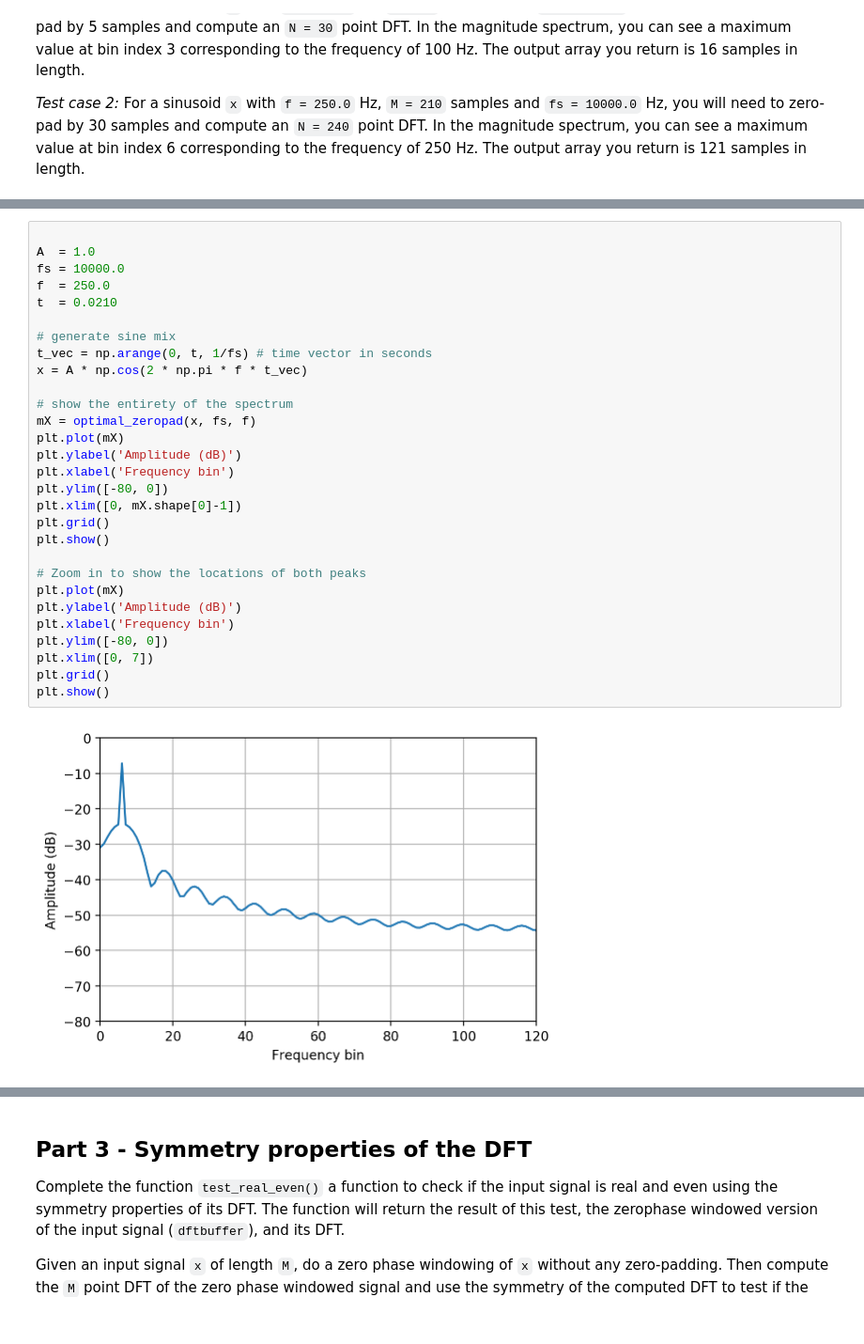
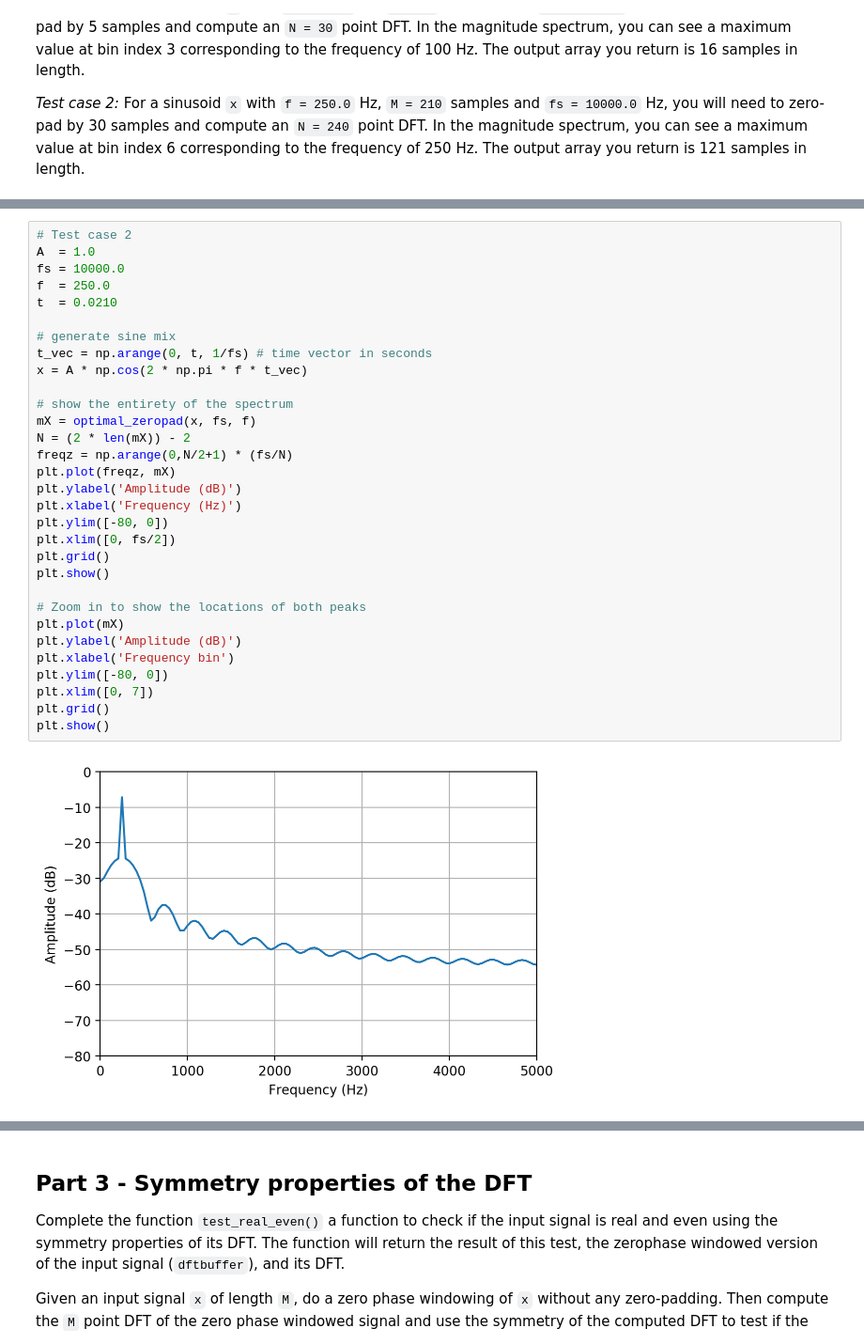
Before and after one commit to csteinmetz1/sms-tools, a Jupyter notebook: workspace/E3-Steinmetz.ipynb, the cells around one changed output, grey strips where cells are left out. Shown at 94% size. Saved outputs shown, nothing was run; the diff lists cells and outputs as text.

```diff
--- a/workspace/E3-Steinmetz.ipynb
+++ b/workspace/E3-Steinmetz.ipynb
@@ -178,34 +212,36 @@ _Test case 2:_ For a sinusoid `x` with `f = 250.0` Hz, `M = 210` samples and `fs
 # %%
-
+# Test case 2
 A  = 1.0
 fs = 10000.0
 f  = 250.0
 t  = 0.0210
 
 # generate sine mix
 t_vec = np.arange(0, t, 1/fs) # time vector in seconds
 x = A * np.cos(2 * np.pi * f * t_vec)
 
 # show the entirety of the spectrum
 mX = optimal_zeropad(x, fs, f)
-plt.plot(mX)
+N = (2 * len(mX)) - 2
+freqz = np.arange(0,N/2+1) * (fs/N)
+plt.plot(freqz, mX)
 plt.ylabel('Amplitude (dB)')
-plt.xlabel('Frequency bin')
+plt.xlabel('Frequency (Hz)')
 plt.ylim([-80, 0])
-plt.xlim([0, mX.shape[0]-1])
+plt.xlim([0, fs/2])
 plt.grid()
 plt.show()
 
 # Zoom in to show the locations of both peaks
 plt.plot(mX)
 plt.ylabel('Amplitude (dB)')
 plt.xlabel('Frequency bin')
 plt.ylim([-80, 0])
 plt.xlim([0, 7])
 plt.grid()
 plt.show()
 # %% [output]
-[figure, old version]
+[figure, new version]
 [figure]
 # %% [markdown]
 ## Part 3 - Symmetry properties of the DFT
```
Also changed, not shown: parts of 10 cells of this notebook.
